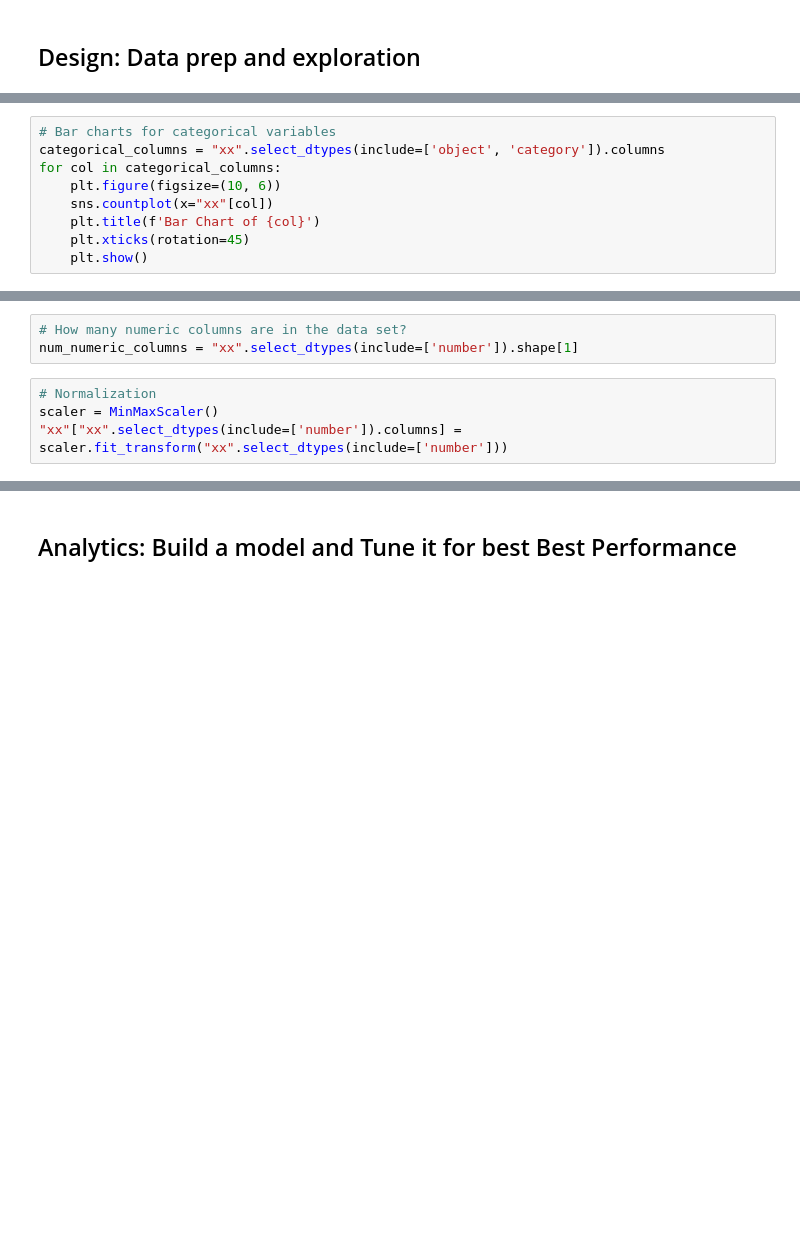
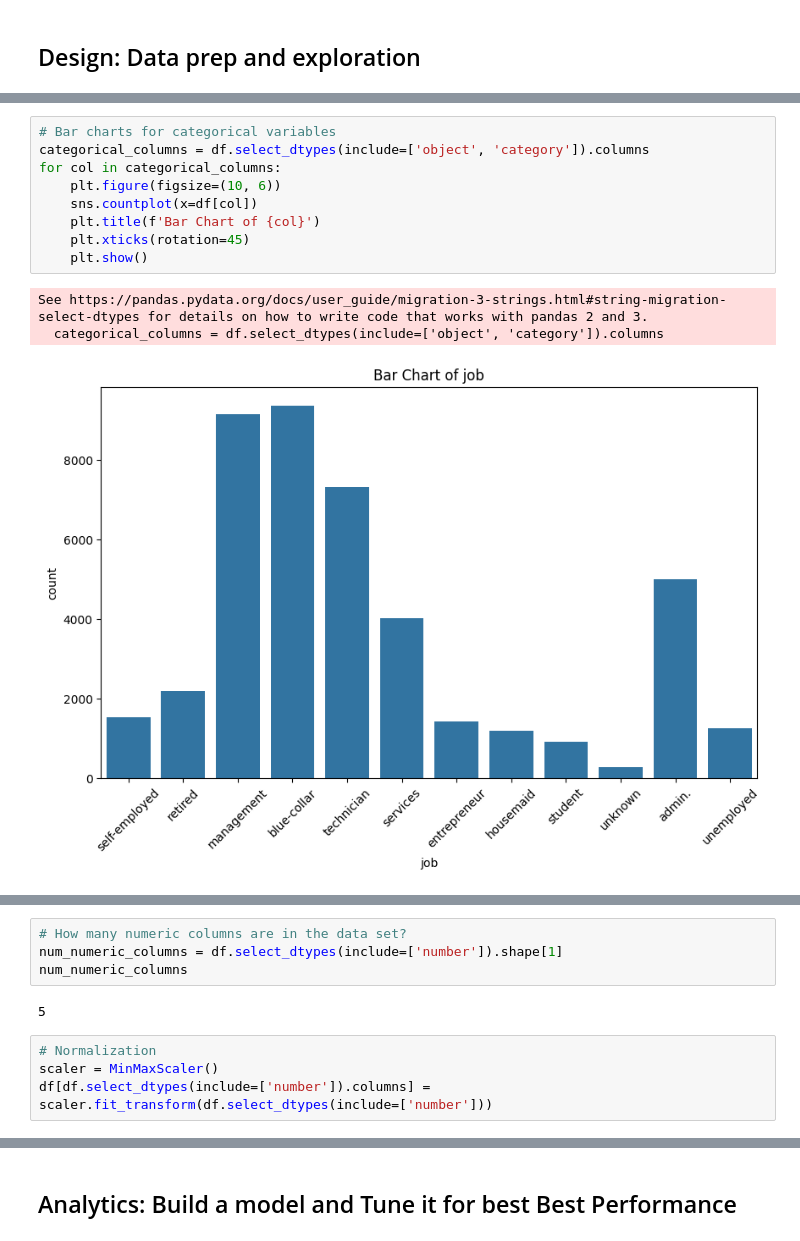
Before and after one commit to William-Choi-uva/ds1001_final, a Jupyter notebook: ds1001_final/notebooks/Final_Project_Notebook.ipynb, the cells around one changed output, grey strips where cells are left out. Cells and saved outputs as stored; diff of their text form; blank space fills up the shorter version.

```diff
--- a/ds1001_final/notebooks/Final_Project_Notebook.ipynb
+++ b/ds1001_final/notebooks/Final_Project_Notebook.ipynb
@@ -110,9 +127,13 @@ for col in numeric_columns:
 # %%
 # Bar charts for categorical variables
-categorical_columns = "xx".select_dtypes(include=['object', 'category']).columns
+categorical_columns = df.select_dtypes(include=['object', 'category']).columns
 for col in categorical_columns:
     plt.figure(figsize=(10, 6))
-    sns.countplot(x="xx"[col])
+    sns.countplot(x=df[col])
     plt.title(f'Bar Chart of {col}')
     plt.xticks(rotation=45)
     plt.show()
+# %% [output]
+See https://pandas.pydata.org/docs/user_guide/migration-3-strings.html#string-migration-select-dtypes for details on how to write code that works with pandas 2 and 3.
+  categorical_columns = df.select_dtypes(include=['object', 'category']).columns
+[figure, added]
@@ -119,9 +147,12 @@ for col in categorical_columns:
 # %%
 # How many numeric columns are in the data set?
-num_numeric_columns = "xx".select_dtypes(include=['number']).shape[1]
+num_numeric_columns = df.select_dtypes(include=['number']).shape[1]
+num_numeric_columns
+# %% [output]
+5
 # %%
 # Normalization
 scaler = MinMaxScaler()
-"xx"["xx".select_dtypes(include=['number']).columns] = scaler.fit_transform("xx".select_dtypes(include=['number']))
+df[df.select_dtypes(include=['number']).columns] = scaler.fit_transform(df.select_dtypes(include=['number']))
 # %%
 # Likely need to convert categorical columns to category dtype
```
Also changed, not shown: parts of 16 cells of this notebook, 56 other files.
